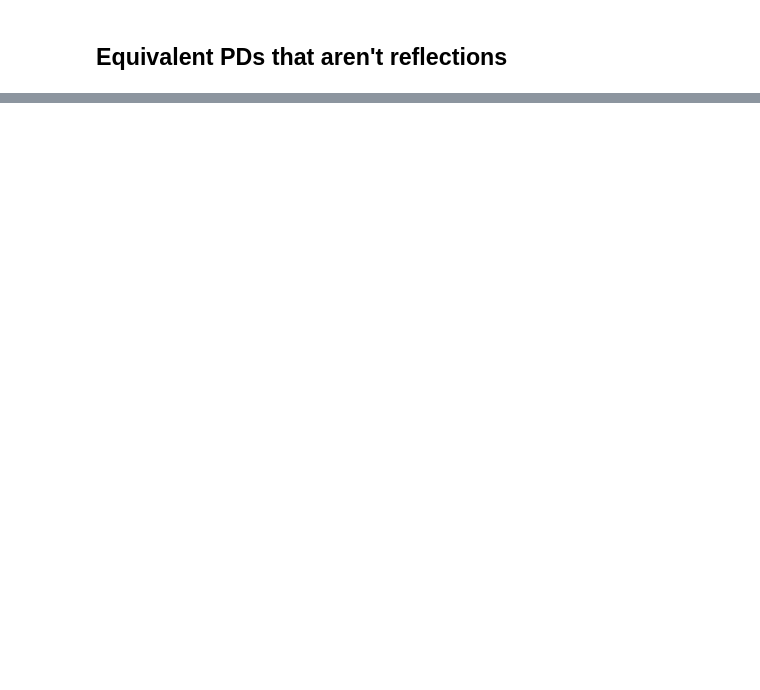
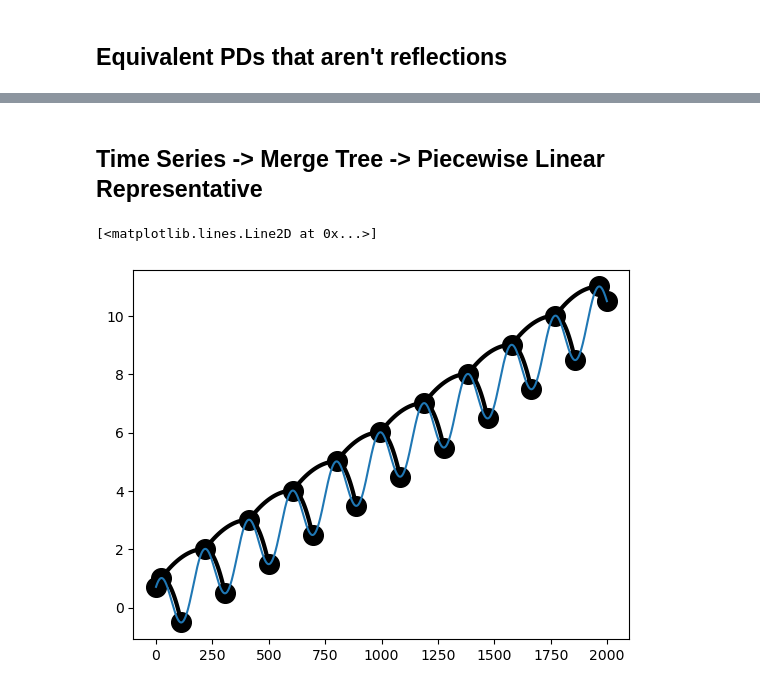
Before and after one commit to UrsinusREU2022MergeTrees/MergeTrees, a Jupyter notebook: notebooks/MergeTreeBasics.ipynb, the cells around one changed output, grey strips where cells are left out. Drawn from its saved outputs; the diff is of its cells as text; code cells hidden in the pictures; blank space fills up the shorter version.

Commit message:
Adding piecewise linear extraction function

```diff
--- a/notebooks/MergeTreeBasics.ipynb
+++ b/notebooks/MergeTreeBasics.ipynb
@@ -68,0 +74,14 @@ plt.grid()
+# %% [markdown]
+## Time Series -> Merge Tree -> Piecewise Linear Representative
+# %%
+N = 2000
+t = np.linspace(-0.1, 10.2, N)
+y = np.cos(2*np.pi*t) + t
+
+MT = MergeTree()
+MT.init_from_timeseries(y)
+MT.plot(use_inorder=False)
+plt.plot(y)
+# %% [output]
+[<matplotlib.lines.Line2D at 0x...>]
+[figure, added]
```
Also changed, not shown: parts of 4 cells of this notebook, 1 other file.
